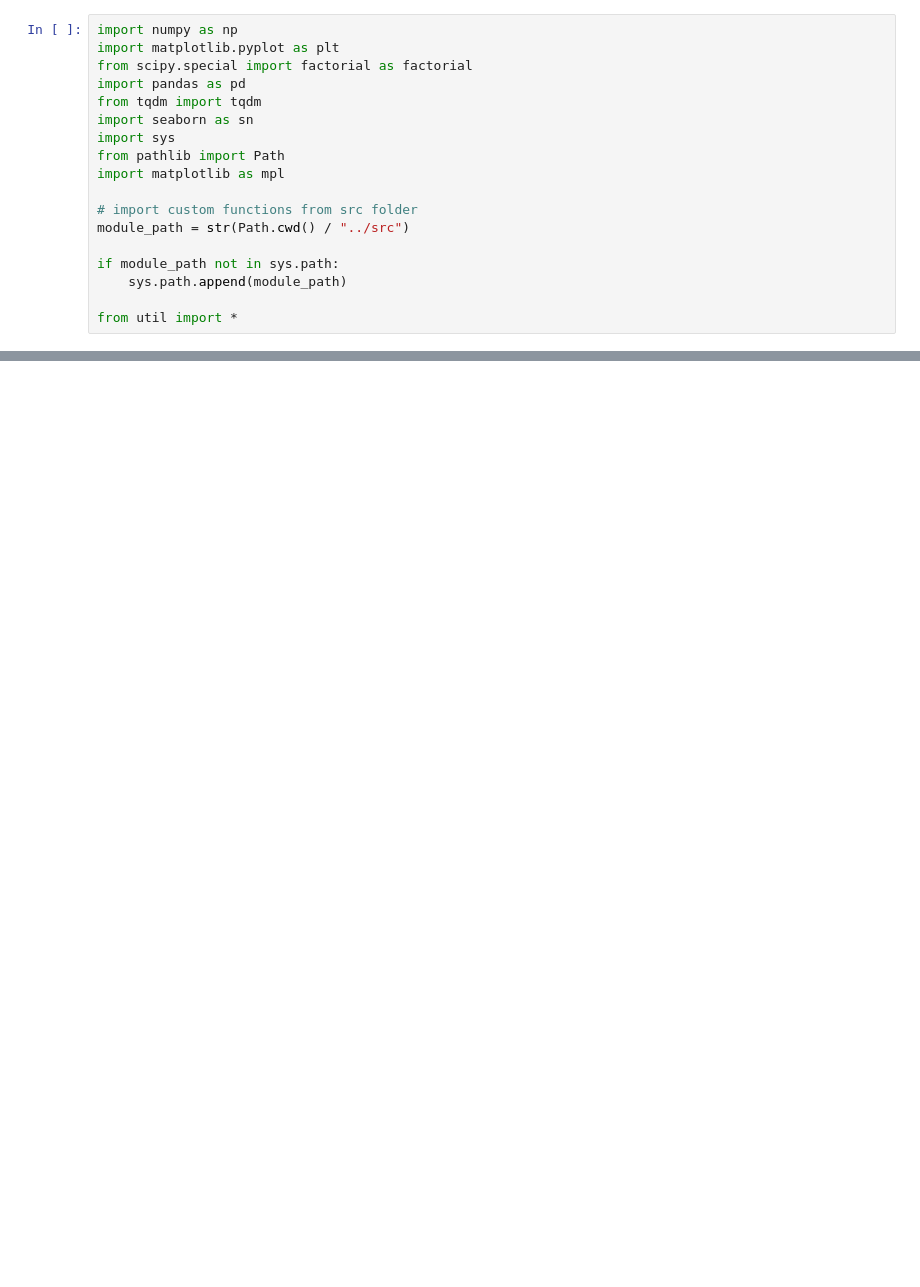
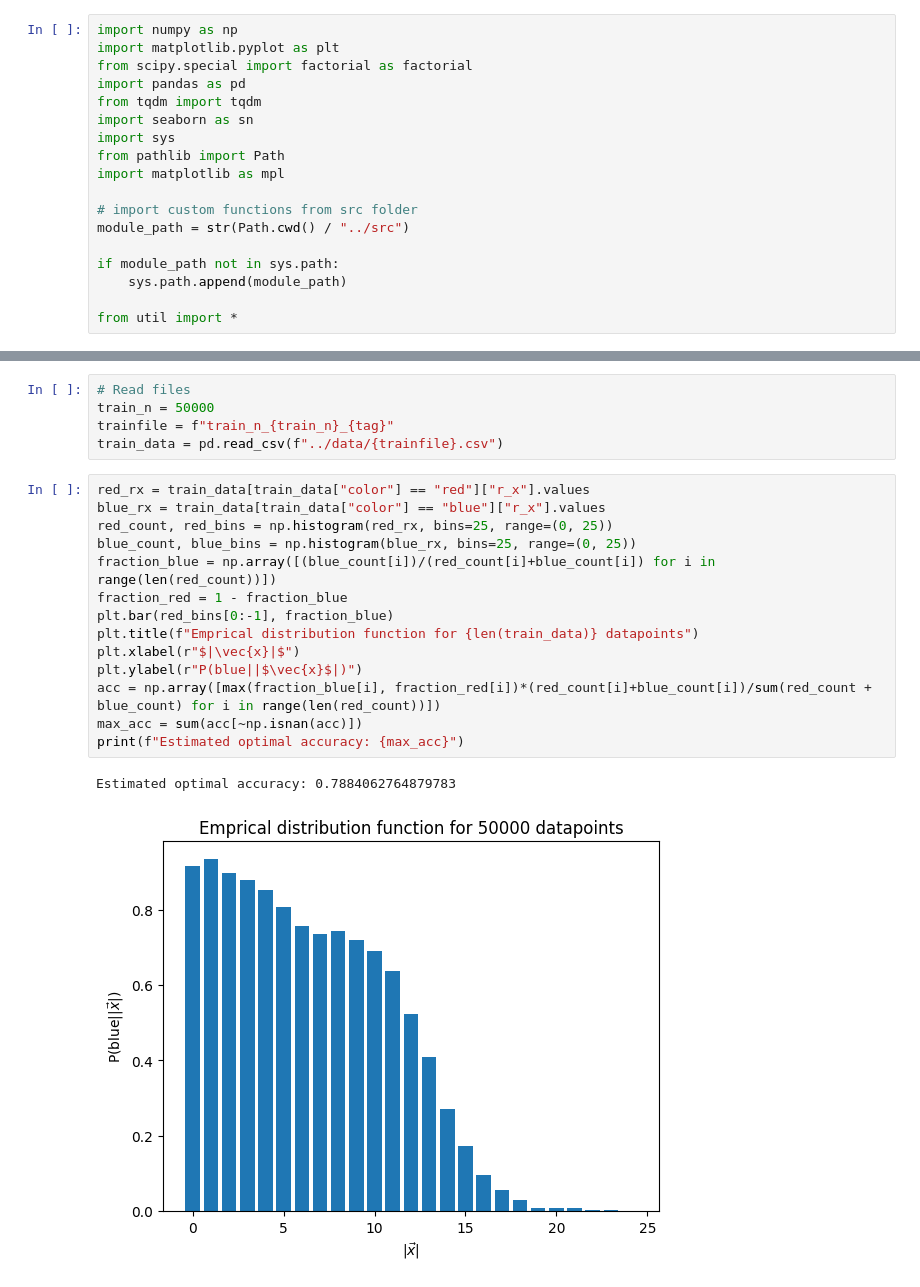
Before and after one commit to choisant/foundational-modeling, a Jupyter notebook: toy_experiment/analytical/plot_analytical_solution.ipynb, the cells around one changed output, grey strips where cells are left out. Saved outputs shown, nothing was run; the diff lists cells and outputs as text; blank space fills up the shorter version.

```diff
--- a/toy_experiment/analytical/plot_analytical_solution.ipynb
+++ b/toy_experiment/analytical/plot_analytical_solution.ipynb
@@ -59,0 +60,22 @@ for i in range(len(nxMC)):
+# %%
+# Read files
+train_n = 50000
+trainfile = f"train_n_{train_n}_{tag}"
+train_data = pd.read_csv(f"../data/{trainfile}.csv")
+# %%
+red_rx = train_data[train_data["color"] == "red"]["r_x"].values
+blue_rx = train_data[train_data["color"] == "blue"]["r_x"].values
+red_count, red_bins = np.histogram(red_rx, bins=25, range=(0, 25))
+blue_count, blue_bins = np.histogram(blue_rx, bins=25, range=(0, 25))
+fraction_blue = np.array([(blue_count[i])/(red_count[i]+blue_count[i]) for i in range(len(red_count))])
+fraction_red = 1 - fraction_blue
+plt.bar(red_bins[0:-1], fraction_blue)
+plt.title(f"Emprical distribution function for {len(train_data)} datapoints")
+plt.xlabel(r"$|\vec{x}|$")
+plt.ylabel(r"P(blue||$\vec{x}$|)")
+acc = np.array([max(fraction_blue[i], fraction_red[i])*(red_count[i]+blue_count[i])/sum(red_count + blue_count) for i in range(len(red_count))])
+max_acc = sum(acc[~np.isnan(acc)])
+print(f"Estimated optimal accuracy: {max_acc}")
+# %% [output]
+Estimated optimal accuracy: 0.7884062764879783
+[figure, added]
```
Also changed, not shown: parts of 4 cells of this notebook, 50 other files.
